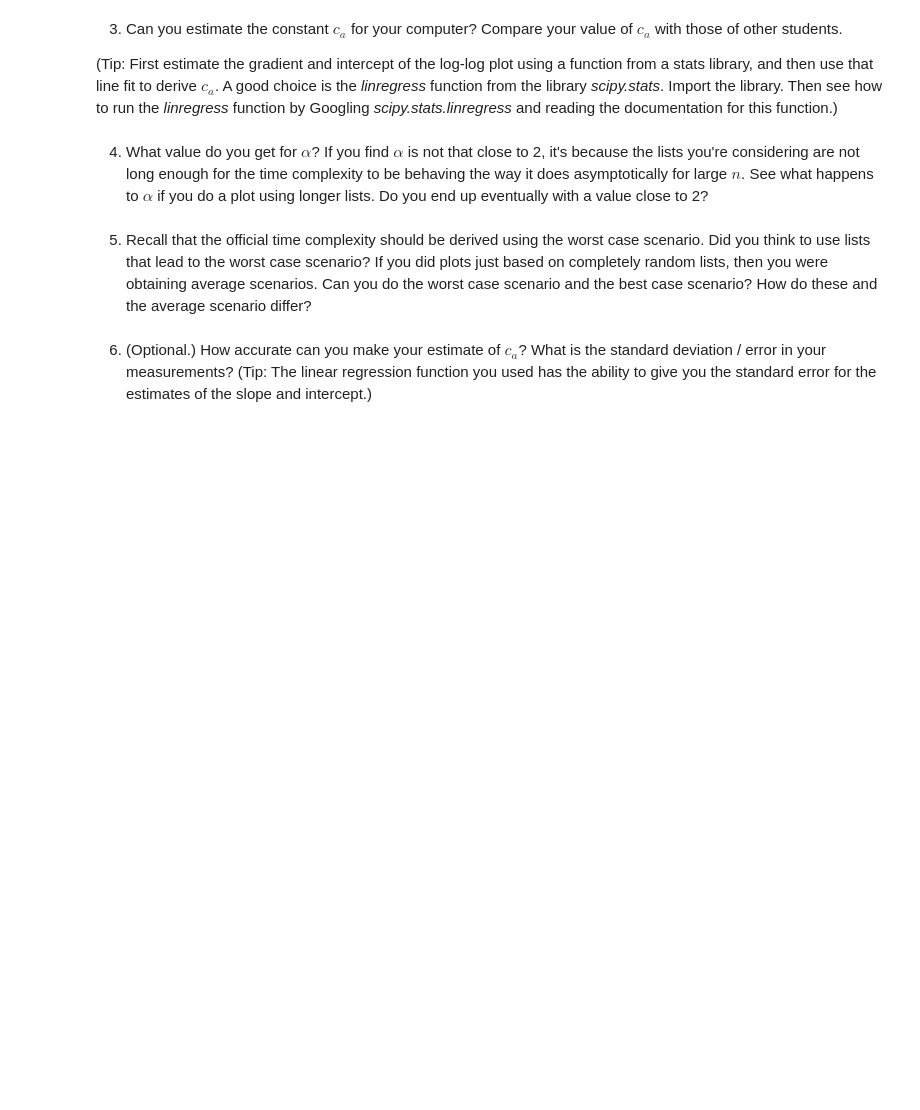
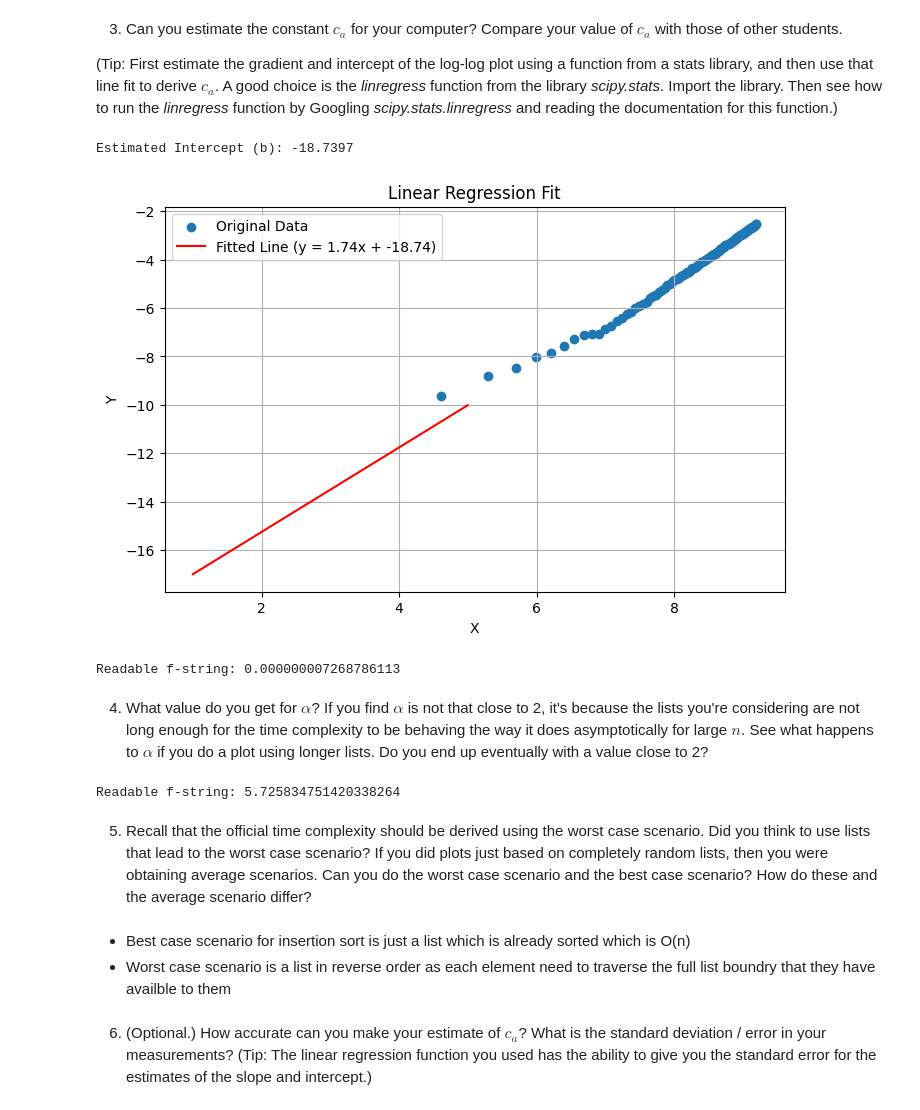
Before and after one commit to LukeBirkett/study-planner, a Jupyter notebook: 969G5_Algorithmic_Data_Science/weeks/week_2/lab/week3lab.ipynb, the cells around one changed output. Drawn from its saved outputs; the diff is of its cells as text; code cells hidden in the pictures; blank space fills up the shorter version.

```diff
--- a/969G5_Algorithmic_Data_Science/weeks/week_2/lab/week3lab.ipynb
+++ b/969G5_Algorithmic_Data_Science/weeks/week_2/lab/week3lab.ipynb
@@ -78,7 +183,49 @@ Create this log-log plot.
 3) Can you estimate the constant $c_a$ for your computer? Compare your value of $c_a$ with those of other students.
 
 (Tip: First estimate the gradient and intercept of the log-log plot using a function from a stats library, and then use that line fit to derive $c_a$. A good choice is the *linregress* function from the library *scipy.stats*. Import the library. Then see how to run the *linregress* function by Googling *scipy.stats.linregress* and reading the documentation for this function.)
+# %%
+import numpy as np
+from scipy import stats
+import matplotlib.pyplot as plt
+
+# 2. Perform Linear Regression
+# It returns five values: slope, intercept, r-value, p-value, and standard error
+slope, intercept, r_value, p_value, std_err = stats.linregress(log_xs, log_ys)
+
+# 3. Output the Intercept
+print(f"Estimated Intercept (b): {intercept:.4f}")
+
+# Optional: Plot the fitted line
+plt.figure(figsize=(8, 5))
+plt.scatter(log_xs, log_ys, label='Original Data')
+plt.plot(x, intercept + slope*x, color='red', label=f'Fitted Line (y = {slope:.2f}x + {intercept:.2f})')
+plt.xlabel("X")
+plt.ylabel("Y")
+plt.title("Linear Regression Fit")
+plt.legend()
+plt.grid(True)
+plt.show()
+# %% [output]
+Estimated Intercept (b): -18.7397
+[figure, added]
+# %%
+i_const = math.exp(intercept)
+
+readable_format_fstring = f"{i_const:.18f}"
+print(f"Readable f-string: {readable_format_fstring}")
+# %% [output]
+Readable f-string: 0.000000007268786113
 # %% [markdown]
 4) What value do you get for $\alpha$? If you find $\alpha$ is not that close to 2, it's because the lists you're considering are not long enough for the time complexity to be behaving the way it does asymptotically for large $n$. See what happens to $\alpha$ if you do a plot using longer lists. Do you end up eventually with a value close to 2?
+# %%
+a_const = math.exp(slope)
+
+readable_format_fstring = f"{a_const:.18f}"
+print(f"Readable f-string: {readable_format_fstring}")
+# %% [output]
+Readable f-string: 5.725834751420338264
 # %% [markdown]
 5) Recall that the official time complexity should be derived using the worst case scenario. Did you think to use lists that lead to the worst case scenario? If you did plots just based on completely random lists, then you were obtaining average scenarios. Can you do the worst case scenario and the best case scenario? How do these and the average scenario differ?
+# %% [markdown]
+- Best case scenario for insertion sort is just a list which is already sorted which is O(n)
+- Worst case scenario is a list in reverse order as each element need to traverse the full list boundry that they have availble to them
```
Also changed, not shown: parts of 8 cells of this notebook.
